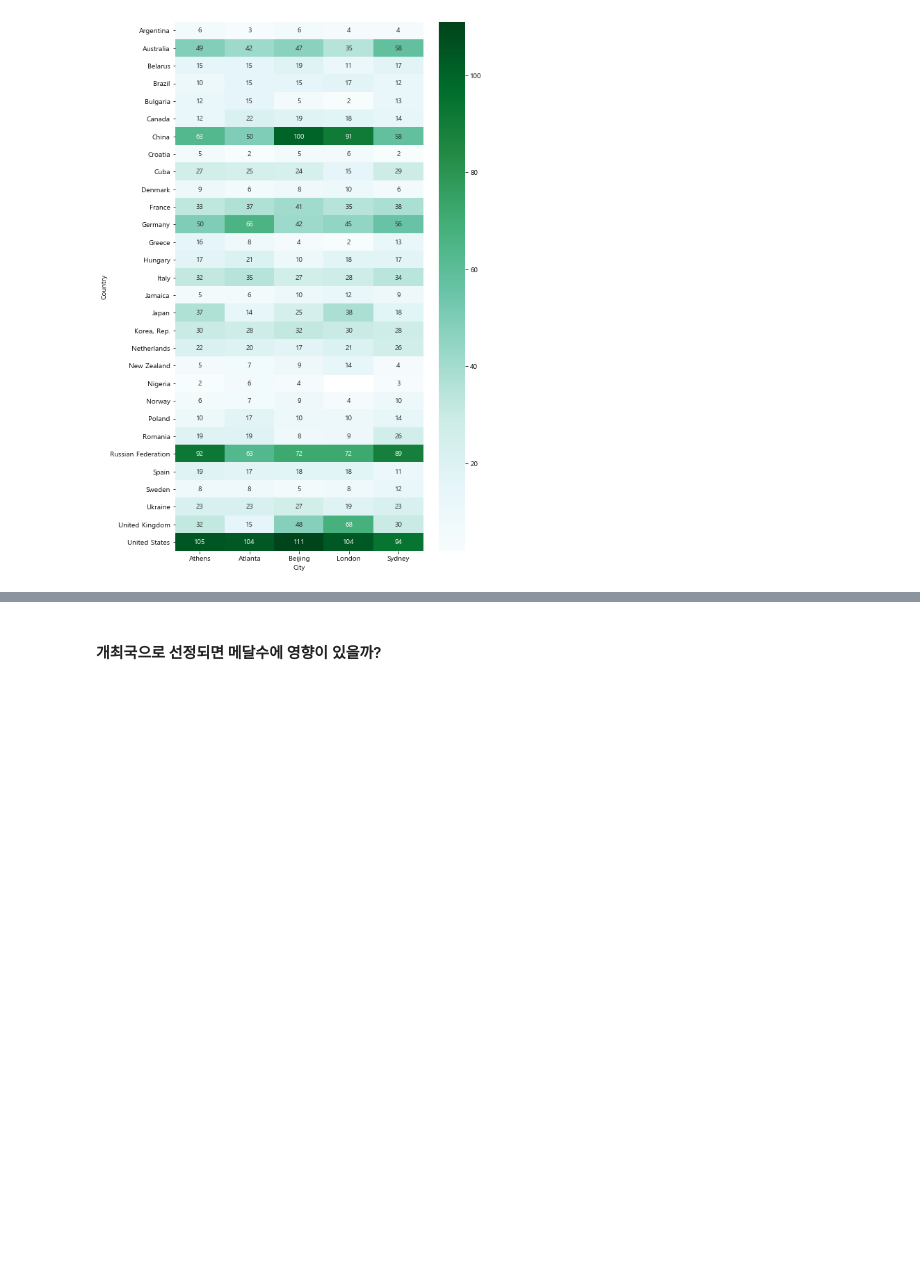
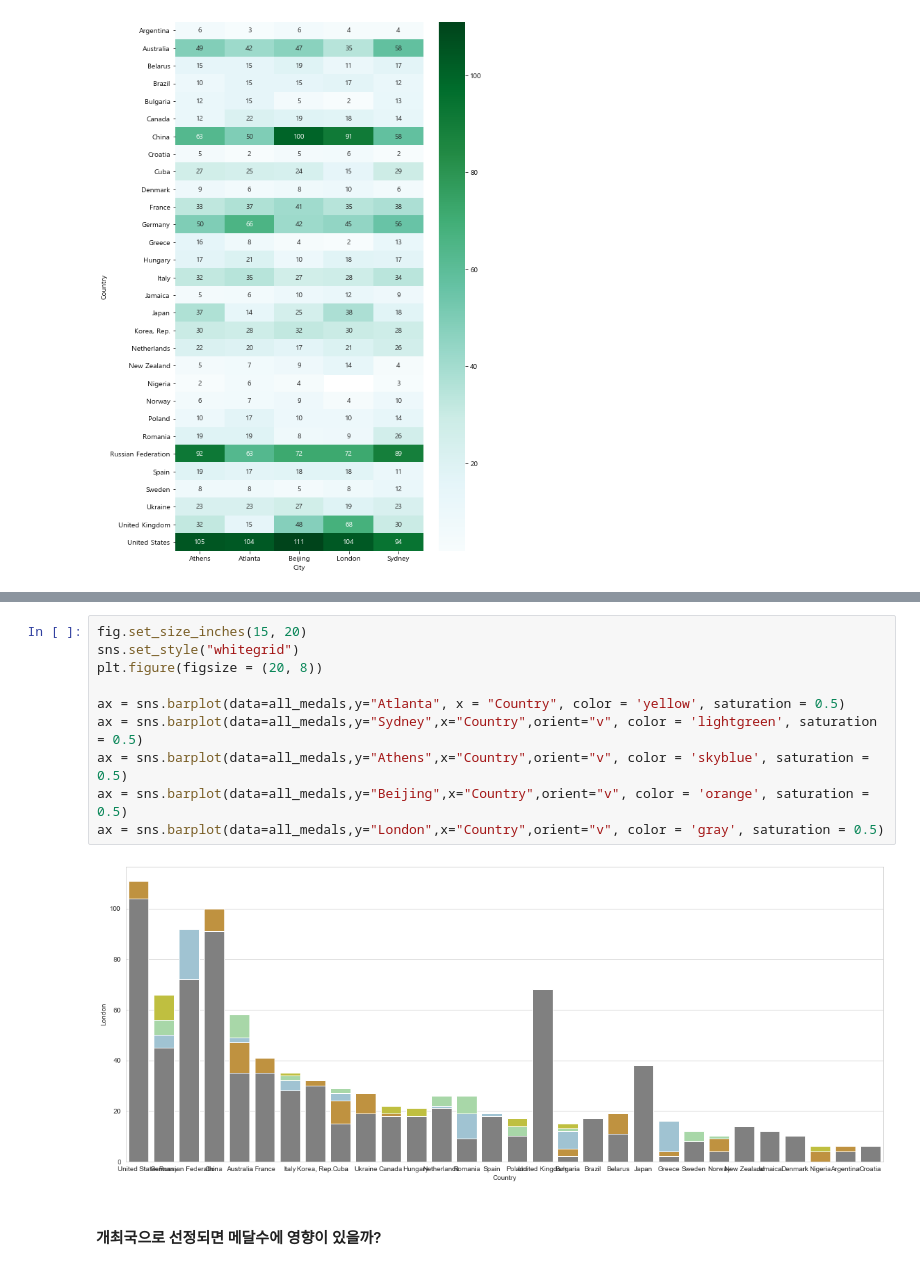
Before and after one commit to hogoood/my_own_project, a Jupyter notebook: Olympic Medals.ipynb, the cells around one changed output, grey strips where cells are left out. Saved outputs shown, nothing was run; the diff lists cells and outputs as text; blank space fills up the shorter version.

```diff
--- a/Olympic Medals.ipynb
+++ b/Olympic Medals.ipynb
@@ -1887,3 +1900,15 @@ axes[3].set(ylabel='Count',title="Beijing")
+# %%
+fig.set_size_inches(15, 20)
+sns.set_style("whitegrid")
+plt.figure(figsize = (20, 8))
+
+ax = sns.barplot(data=all_medals,y="Atlanta", x = "Country", color = 'yellow', saturation = 0.5)
+ax = sns.barplot(data=all_medals,y="Sydney",x="Country",orient="v", color = 'lightgreen', saturation = 0.5)
+ax = sns.barplot(data=all_medals,y="Athens",x="Country",orient="v", color = 'skyblue', saturation = 0.5)
+ax = sns.barplot(data=all_medals,y="Beijing",x="Country",orient="v", color = 'orange', saturation = 0.5)
+ax = sns.barplot(data=all_medals,y="London",x="Country",orient="v", color = 'gray', saturation = 0.5)
+# %% [output]
+[figure, added]
 # %% [markdown]
 #### 개최국으로 선정되면 메달수에 영향이 있을까?
 # %% [markdown]
```
Also changed, not shown: parts of 10 cells of this notebook.
